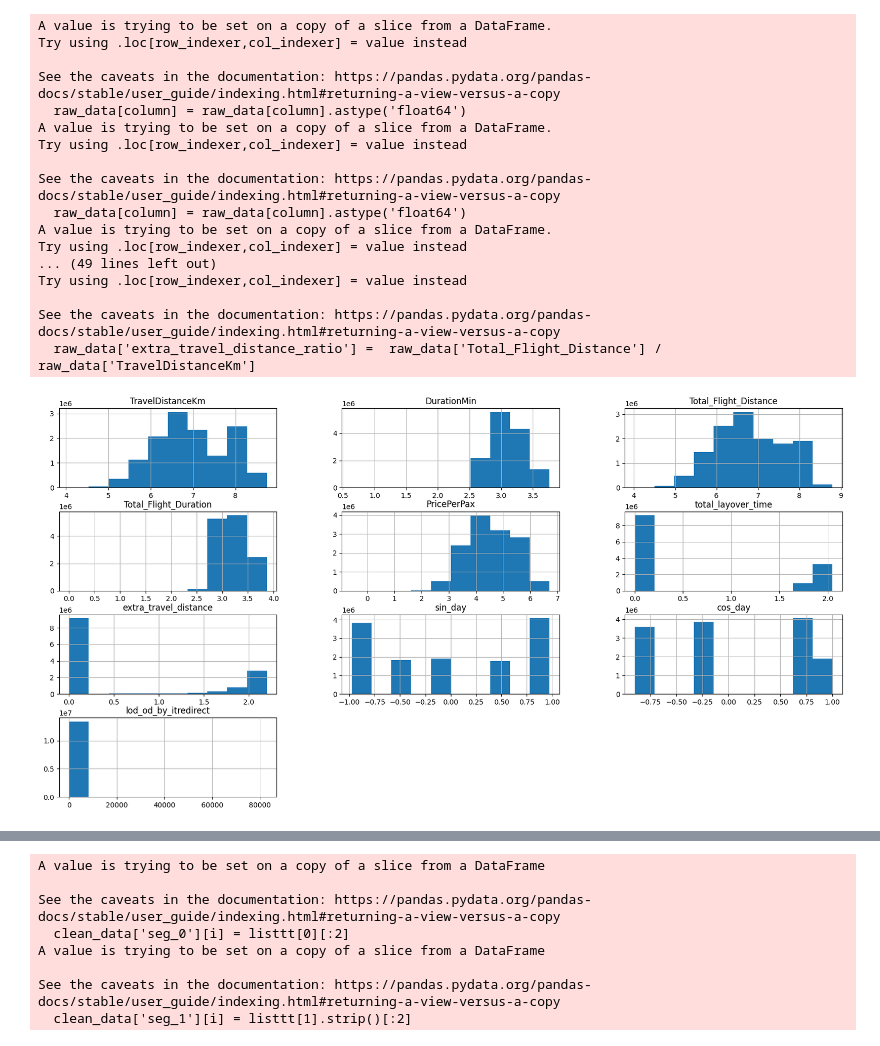
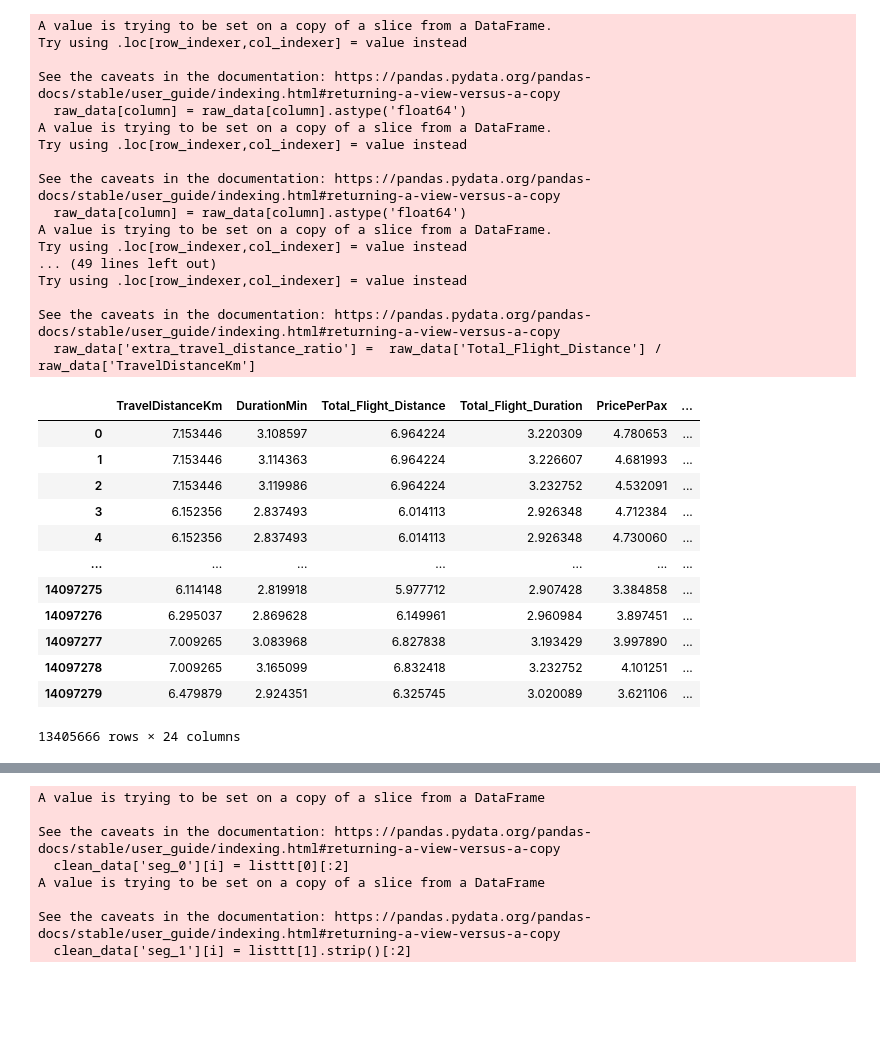
Before and after one commit to LaGenace/OptiFlyAi, a Jupyter notebook: Notebooks/ant_model_iterations.ipynb, the cells around one changed output, grey strips where cells are left out. Cells and saved outputs as stored; diff of their text form; code cells hidden in the pictures; blank space fills up the shorter version.

```diff
--- a/Notebooks/ant_model_iterations.ipynb
+++ b/Notebooks/ant_model_iterations.ipynb
@@ -231,9 +415,21 @@ Try using .loc[row_indexer,col_indexer] = value instead
 
 See the caveats in the documentation: https://pandas.pydata.org/pandas-docs/stable/user_guide/indexing.html#returning-a-view-versus-a-copy
   raw_data['extra_travel_distance_ratio'] =  raw_data['Total_Flight_Distance'] / raw_data['TravelDistanceKm']
-# %%
-processed_data.hist(figsize=(20, 10));
-# %% [output]
-[figure, removed]
+# %%
+processed_data
+# %% [output]
+|  | TravelDistanceKm | DurationMin | Total_Flight_Distance | Total_Flight_Duration | PricePerPax | ... |
+| 0 | 7.153446 | 3.108597 | 6.964224 | 3.220309 | 4.780653 | ... |
+| 1 | 7.153446 | 3.114363 | 6.964224 | 3.226607 | 4.681993 | ... |
+| 2 | 7.153446 | 3.119986 | 6.964224 | 3.232752 | 4.532091 | ... |
+| 3 | 6.152356 | 2.837493 | 6.014113 | 2.926348 | 4.712384 | ... |
+| 4 | 6.152356 | 2.837493 | 6.014113 | 2.926348 | 4.730060 | ... |
+| ... | ... | ... | ... | ... | ... | ... |
+| 14097275 | 6.114148 | 2.819918 | 5.977712 | 2.907428 | 3.384858 | ... |
+| 14097276 | 6.295037 | 2.869628 | 6.149961 | 2.960984 | 3.897451 | ... |
+| 14097277 | 7.009265 | 3.083968 | 6.827838 | 3.193429 | 3.997890 | ... |
+| 14097278 | 7.009265 | 3.165099 | 6.832418 | 3.232752 | 4.101251 | ... |
+| 14097279 | 6.479879 | 2.924351 | 6.325745 | 3.020089 | 3.621106 | ... |
+13405666 rows × 24 columns
 # %%
 clean_processed_data = processed_data.dropna(subset=['lod_od_by_itredirect'])
```
Also changed, not shown: parts of 9 cells of this notebook, 1 other file.
